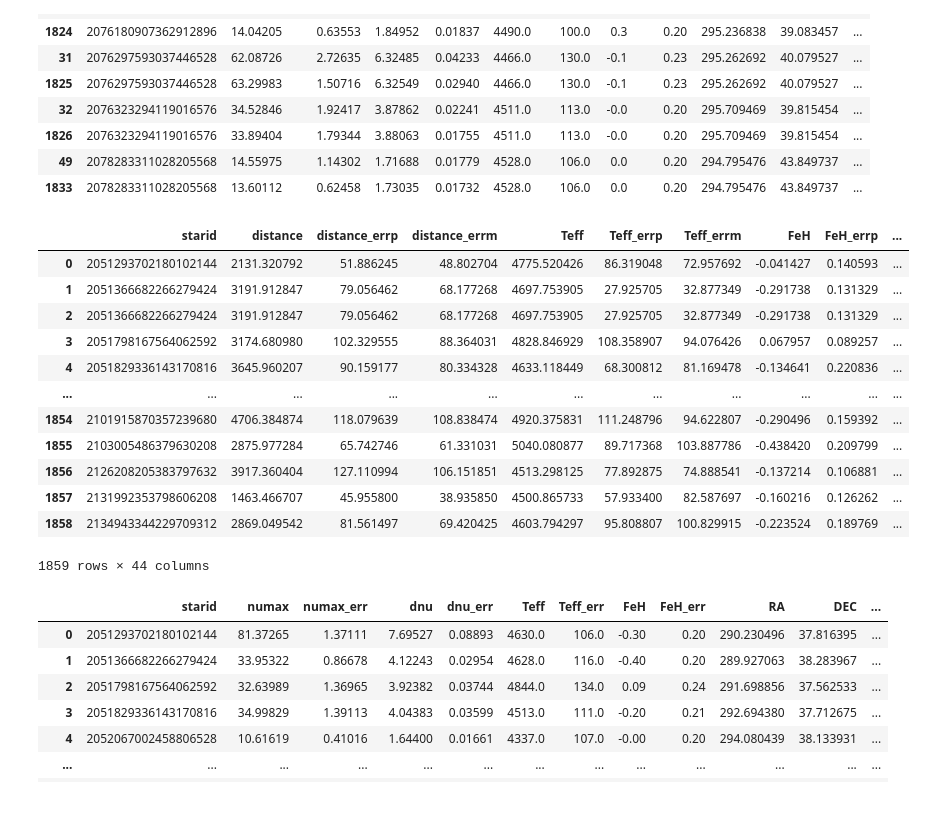
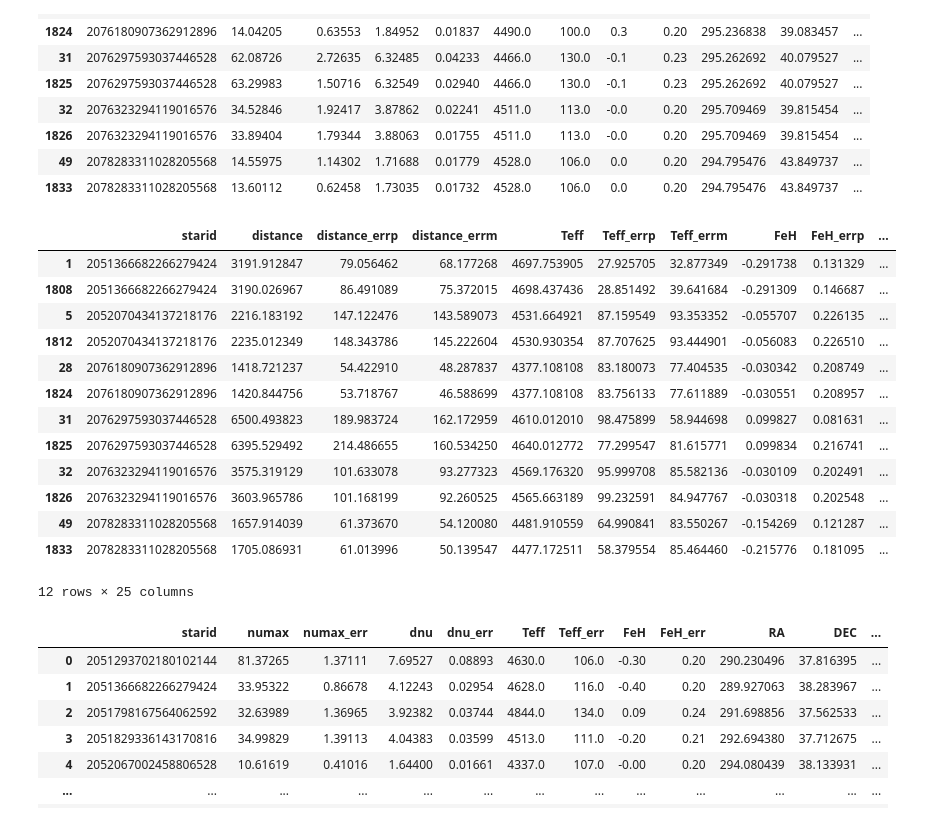
Before and after one commit to sabinebolwell05/final_paper_run, a Jupyter notebook: src/7_read_basta_input.ipynb, the cells around one changed output. Cells and saved outputs as stored; diff of their text form; code cells hidden in the pictures.

Commit message:
fix duplicates (test)

```diff
--- a/src/7_read_basta_input.ipynb
+++ b/src/7_read_basta_input.ipynb
@@ -64,21 +64,22 @@ input_file[input_file.duplicated(subset='starid',keep=False)].sort_values(by='st
 | 49 | 2078283311028205568 | 14.55975 | 1.14302 | 1.71688 | 0.01779 | 4528.0 | 106.0 | 0.0 | 0.20 | 294.795476 | 43.849737 | ... |
 | 1833 | 2078283311028205568 | 13.60112 | 0.62458 | 1.73035 | 0.01732 | 4528.0 | 106.0 | 0.0 | 0.20 | 294.795476 | 43.849737 | ... |
 # %%
-output_df
+output_file[output_file.duplicated(subset='starid',keep=False)].sort_values(by='starid')
 # %% [output]
 |  | starid | distance | distance_errp | distance_errm | Teff | Teff_errp | Teff_errm | FeH | FeH_errp | ... |
-| 0 | 2051293702180102144 | 2131.320792 | 51.886245 | 48.802704 | 4775.520426 | 86.319048 | 72.957692 | -0.041427 | 0.140593 | ... |
 | 1 | 2051366682266279424 | 3191.912847 | 79.056462 | 68.177268 | 4697.753905 | 27.925705 | 32.877349 | -0.291738 | 0.131329 | ... |
-| 2 | 2051366682266279424 | 3191.912847 | 79.056462 | 68.177268 | 4697.753905 | 27.925705 | 32.877349 | -0.291738 | 0.131329 | ... |
-| 3 | 2051798167564062592 | 3174.680980 | 102.329555 | 88.364031 | 4828.846929 | 108.358907 | 94.076426 | 0.067957 | 0.089257 | ... |
-| 4 | 2051829336143170816 | 3645.960207 | 90.159177 | 80.334328 | 4633.118449 | 68.300812 | 81.169478 | -0.134641 | 0.220836 | ... |
-| ... | ... | ... | ... | ... | ... | ... | ... | ... | ... | ... |
-| 1854 | 2101915870357239680 | 4706.384874 | 118.079639 | 108.838474 | 4920.375831 | 111.248796 | 94.622807 | -0.290496 | 0.159392 | ... |
-| 1855 | 2103005486379630208 | 2875.977284 | 65.742746 | 61.331031 | 5040.080877 | 89.717368 | 103.887786 | -0.438420 | 0.209799 | ... |
-| 1856 | 2126208205383797632 | 3917.360404 | 127.110994 | 106.151851 | 4513.298125 | 77.892875 | 74.888541 | -0.137214 | 0.106881 | ... |
-| 1857 | 2131992353798606208 | 1463.466707 | 45.955800 | 38.935850 | 4500.865733 | 57.933400 | 82.587697 | -0.160216 | 0.126262 | ... |
-| 1858 | 2134943344229709312 | 2869.049542 | 81.561497 | 69.420425 | 4603.794297 | 95.808807 | 100.829915 | -0.223524 | 0.189769 | ... |
+| 1808 | 2051366682266279424 | 3190.026967 | 86.491089 | 75.372015 | 4698.437436 | 28.851492 | 39.641684 | -0.291309 | 0.146687 | ... |
+| 5 | 2052070434137218176 | 2216.183192 | 147.122476 | 143.589073 | 4531.664921 | 87.159549 | 93.353352 | -0.055707 | 0.226135 | ... |
+| 1812 | 2052070434137218176 | 2235.012349 | 148.343786 | 145.222604 | 4530.930354 | 87.707625 | 93.444901 | -0.056083 | 0.226510 | ... |
+| 28 | 2076180907362912896 | 1418.721237 | 54.422910 | 48.287837 | 4377.108108 | 83.180073 | 77.404535 | -0.030342 | 0.208749 | ... |
+| 1824 | 2076180907362912896 | 1420.844756 | 53.718767 | 46.588699 | 4377.108108 | 83.756133 | 77.611889 | -0.030551 | 0.208957 | ... |
+| 31 | 2076297593037446528 | 6500.493823 | 189.983724 | 162.172959 | 4610.012010 | 98.475899 | 58.944698 | 0.099827 | 0.081631 | ... |
+| 1825 | 2076297593037446528 | 6395.529492 | 214.486655 | 160.534250 | 4640.012772 | 77.299547 | 81.615771 | 0.099834 | 0.216741 | ... |
+| 32 | 2076323294119016576 | 3575.319129 | 101.633078 | 93.277323 | 4569.176320 | 95.999708 | 85.582136 | -0.030109 | 0.202491 | ... |
+| 1826 | 2076323294119016576 | 3603.965786 | 101.168199 | 92.260525 | 4565.663189 | 99.232591 | 84.947767 | -0.030318 | 0.202548 | ... |
+| 49 | 2078283311028205568 | 1657.914039 | 61.373670 | 54.120080 | 4481.910559 | 64.990841 | 83.550267 | -0.154269 | 0.121287 | ... |
+| 1833 | 2078283311028205568 | 1705.086931 | 61.013996 | 50.139547 | 4477.172511 | 58.379554 | 85.464460 | -0.215776 | 0.181095 | ... |
-1859 rows × 44 columns
+12 rows × 25 columns
 # %%
 
 input = pd.read_csv('../data/basta_ascii_files/raw_a.csv',sep='\s+',names=input_names)
```
Also changed, not shown: 3 other files.
